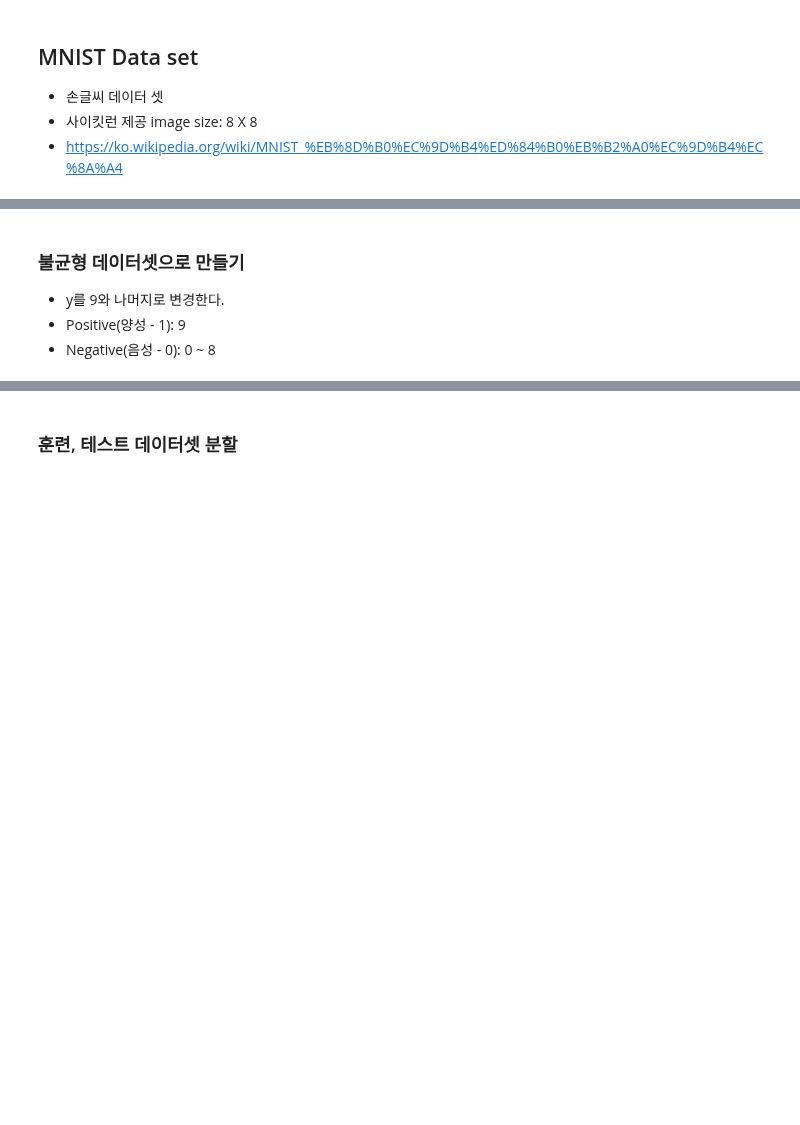
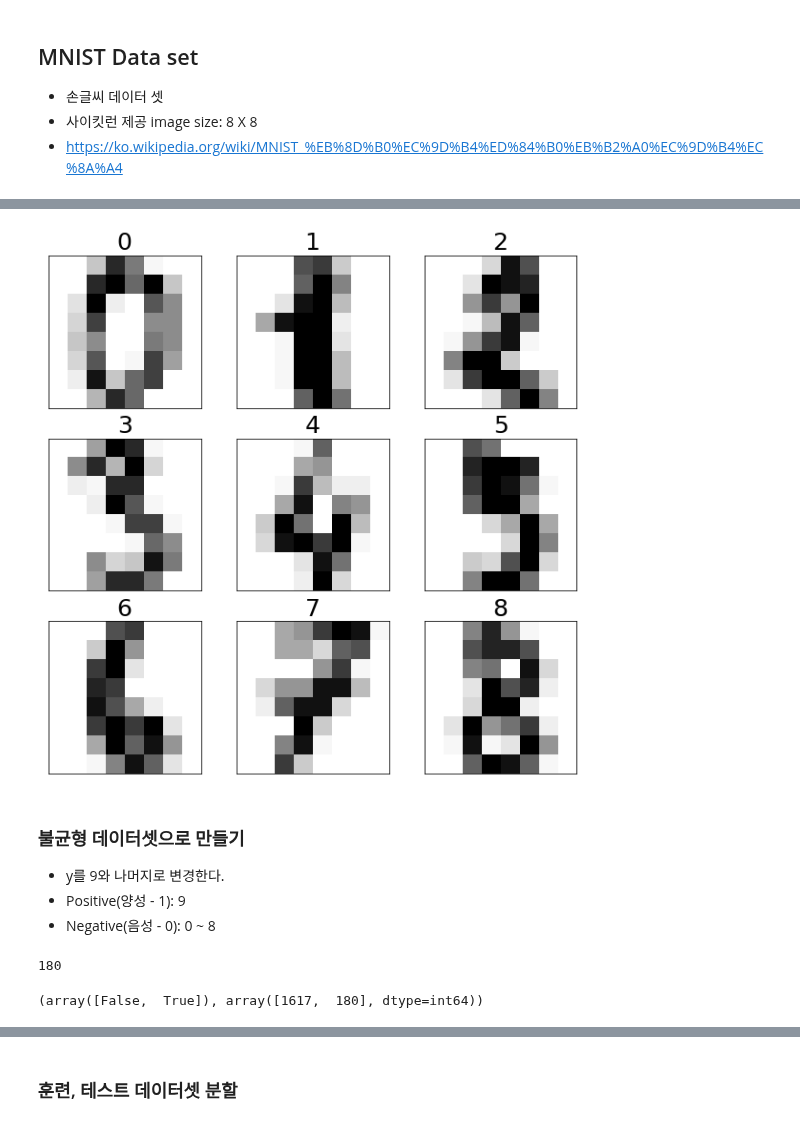
Before and after one commit to mein0121/Python_JupyterNotebook, a Jupyter notebook: 6.MachinLearning/05_분류 평가지표.ipynb, the cells around one changed output, grey strips where cells are left out. Cells and saved outputs as stored; diff of their text form; code cells hidden in the pictures; blank space fills up the shorter version.

```diff
--- a/6.MachinLearning/05_분류 평가지표.ipynb
+++ b/6.MachinLearning/05_분류 평가지표.ipynb
@@ -52,3 +92,16 @@ $$
+# %%
+plt.figure(figsize=(10,10))
+for i in range(9):
+    plt.subplot(3,3,i+1)
+    plt.imshow(X[i].reshape(8,8), cmap='Greys')
+#    plt.axis('off')
+    plt.xticks([])
+    plt.yticks([])
+    plt.title(y[i], fontdict={'fontsize':25})
+
+plt.show()
+# %% [output]
+[figure, added]
 # %% [markdown]
 ### 불균형 데이터셋으로 만들기
 - y를 9와 나머지로 변경한다.
@@ -56,0 +112,9 @@ $$
+# %%
+y.sum()
+# %% [output]
+180
+# %%
+cnt2 = np.unique(y, return_counts=True)
+cnt2
+# %% [output]
+(array([False,  True]), array([1617,  180], dtype=int64))
```
Also changed, not shown: parts of 17 cells of this notebook.
